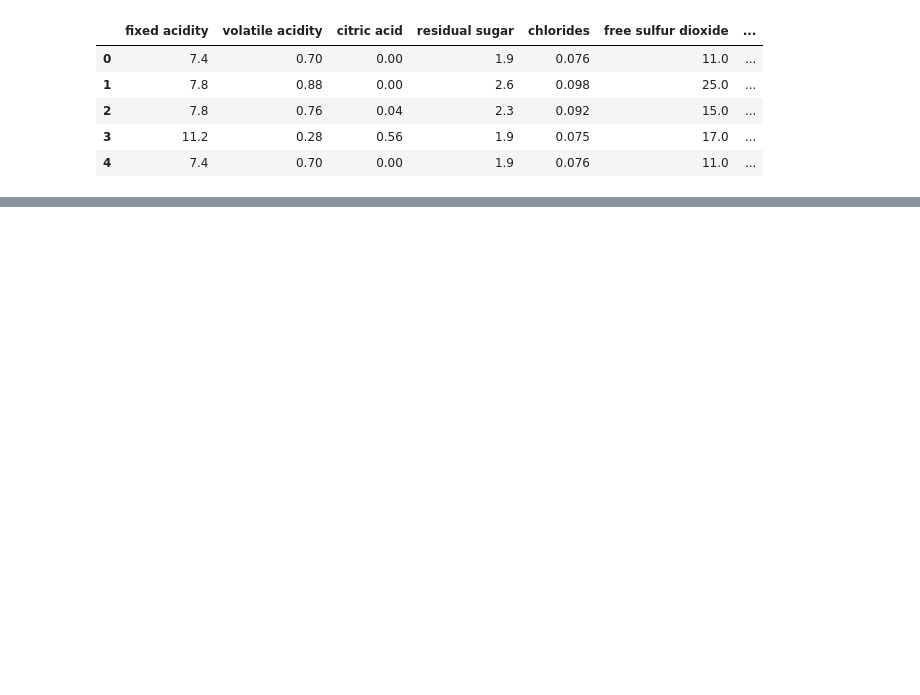
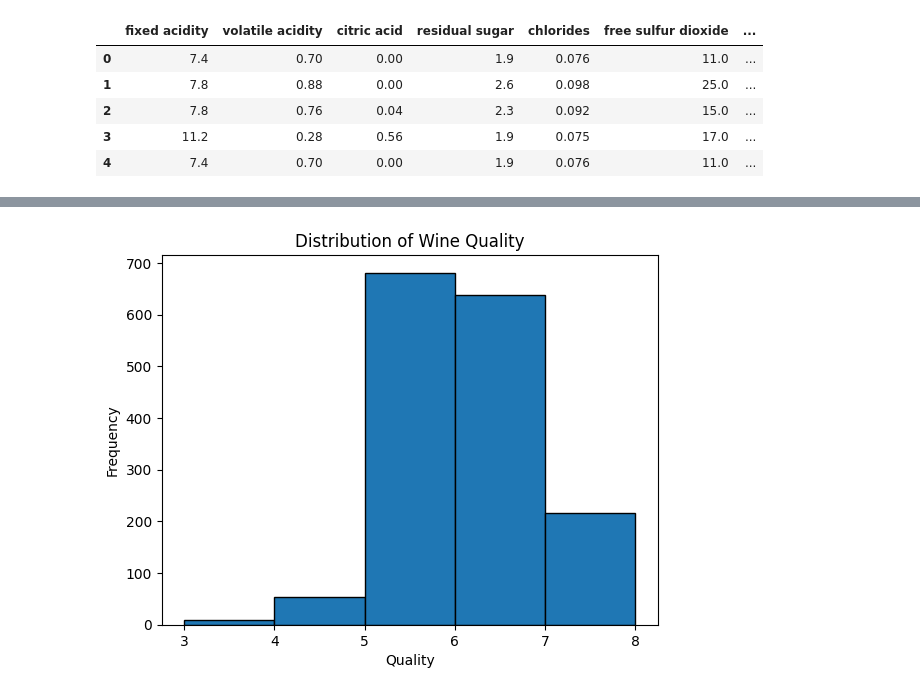
Before and after one commit to 22f2000792/MLP-prac, a Jupyter notebook: prac1.ipynb, the cells around one changed output, grey strips where cells are left out. Cells and saved outputs as stored; diff of their text form; code cells hidden in the pictures; blank space fills up the shorter version.

```diff
--- a/prac1.ipynb
+++ b/prac1.ipynb
@@ -40,0 +79,8 @@ memory usage: 150.0 KB
+# %%
+plt.hist(data.quality,bins=5,edgecolor='k')
+plt.xlabel('Quality')
+plt.ylabel('Frequency')
+plt.title('Distribution of Wine Quality')
+plt.show()
+# %% [output]
+[figure, added]
```
Also changed, not shown: parts of 7 cells of this notebook.
